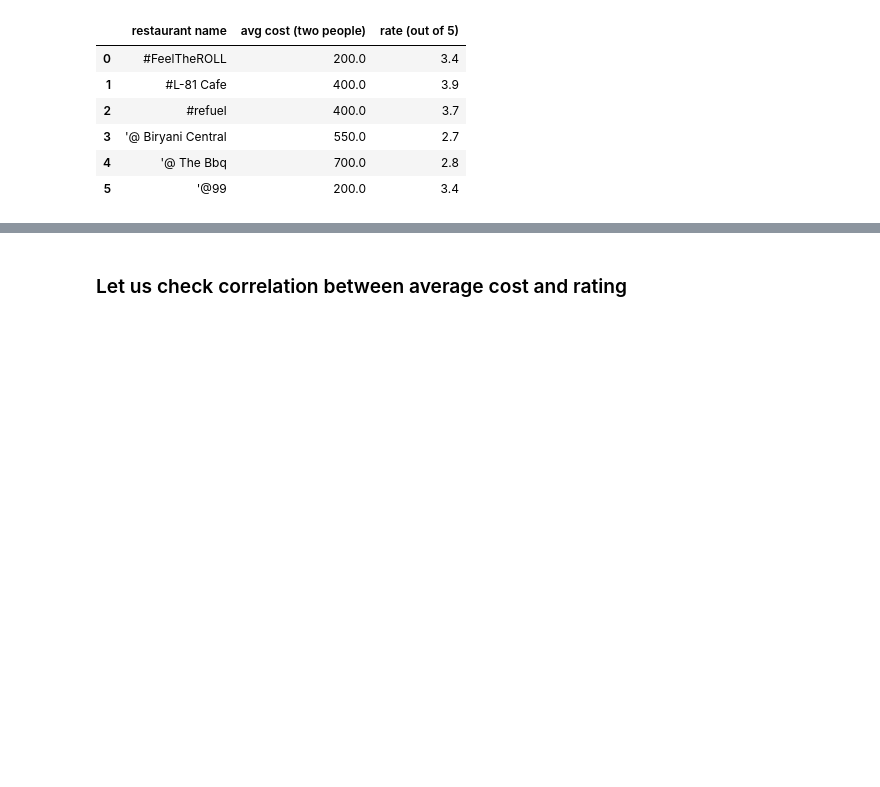
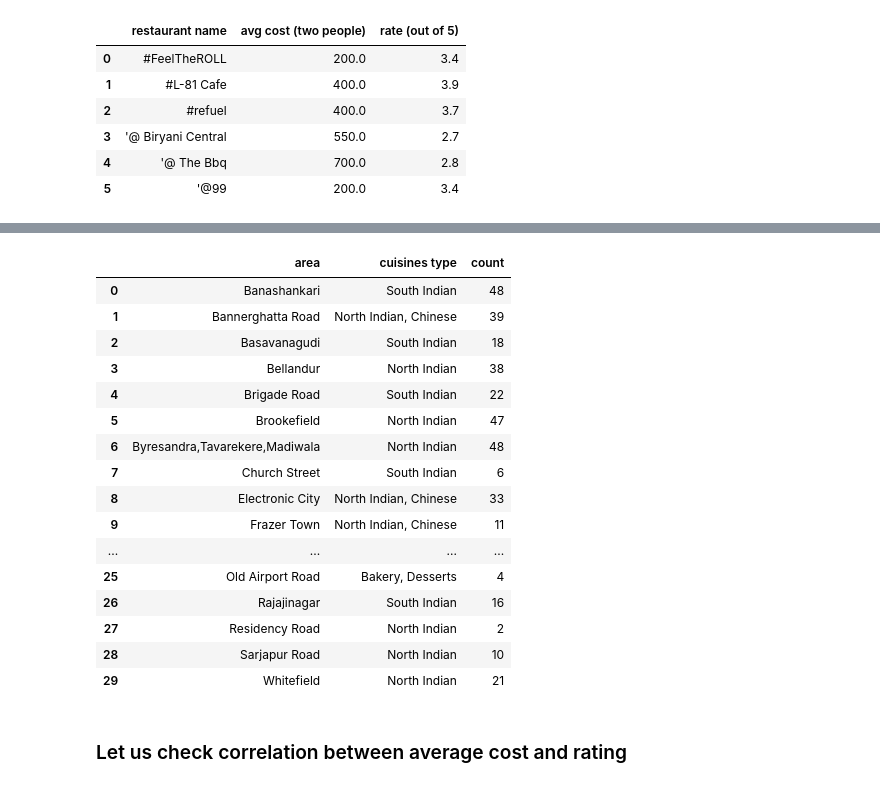
Before and after one commit to rohanayush/zomato-analysis, a Jupyter notebook: Zomato analysis.ipynb, the cells around one changed output, grey strips where cells are left out. Saved outputs shown, nothing was run; the diff lists cells and outputs as text; code cells hidden in the pictures; blank space fills up the shorter version.

```diff
--- a/Zomato analysis.ipynb
+++ b/Zomato analysis.ipynb
@@ -387,3 +416,25 @@ cost_restaurant.loc[rows,columns]
+# %%
+# Find the most popular cuisine in each area
+popular_cuisines = cuisine_counts.groupby('area').apply(lambda x: x.nlargest(1, 'count')).reset_index(drop=True)
+popular_cuisines
+# %% [output]
+|  | area | cuisines type | count |
+| 0 | Banashankari | South Indian | 48 |
+| 1 | Bannerghatta Road | North Indian, Chinese | 39 |
+| 2 | Basavanagudi | South Indian | 18 |
+| 3 | Bellandur | North Indian | 38 |
+| 4 | Brigade Road | South Indian | 22 |
+| 5 | Brookefield | North Indian | 47 |
+| 6 | Byresandra,Tavarekere,Madiwala | North Indian | 48 |
+| 7 | Church Street | South Indian | 6 |
+| 8 | Electronic City | North Indian, Chinese | 33 |
+| 9 | Frazer Town | North Indian, Chinese | 11 |
+| ... | ... | ... | ... |
+| 25 | Old Airport Road | Bakery, Desserts | 4 |
+| 26 | Rajajinagar | South Indian | 16 |
+| 27 | Residency Road | North Indian | 2 |
+| 28 | Sarjapur Road | North Indian | 10 |
+| 29 | Whitefield | North Indian | 21 |
 # %% [markdown]
 ### Let us check correlation between average cost and rating
 # %%
```
Also changed, not shown: parts of 14 cells of this notebook.
